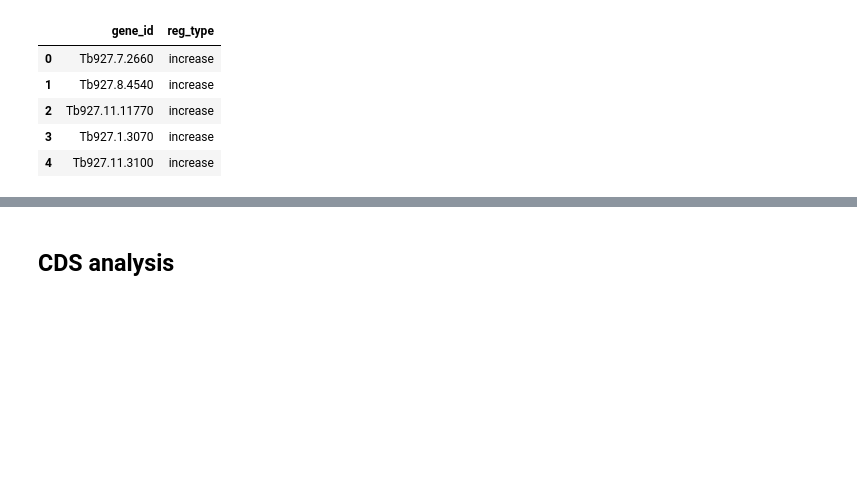
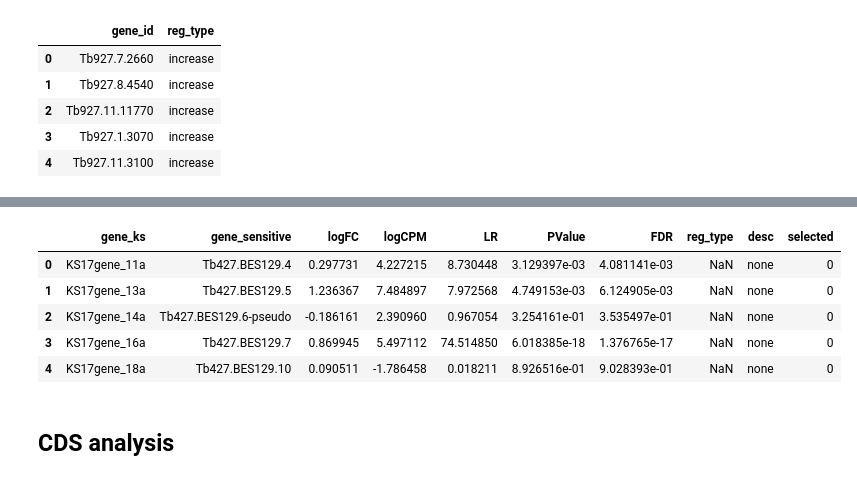
Before and after one commit to mtinti/polysome, a Jupyter notebook: Figures_Paper_def.ipynb, the cells around one changed output, grey strips where cells are left out. Cells and saved outputs as stored; diff of their text form; code cells hidden in the pictures; blank space fills up the shorter version.

```diff
--- a/Figures_Paper_def.ipynb
+++ b/Figures_Paper_def.ipynb
@@ -1712,5 +1728,14 @@ Name: reg_type, Length: 709, dtype: object
 # %%
 regulatory_df['selected'] = [1 if n in selected.dropna().index.values else 0 for n in regulatory_df.index.values]
+# %%
+regulatory_df.head()
+# %% [output]
+|  | gene_ks | gene_sensitive | logFC | logCPM | LR | PValue | FDR | reg_type | desc | selected |
+| 0 | KS17gene_11a | Tb427.BES129.4 | 0.297731 | 4.227215 | 8.730448 | 3.129397e-03 | 4.081141e-03 | NaN | none | 0 |
+| 1 | KS17gene_13a | Tb427.BES129.5 | 1.236367 | 7.484897 | 7.972568 | 4.749153e-03 | 6.124905e-03 | NaN | none | 0 |
+| 2 | KS17gene_14a | Tb427.BES129.6-pseudo | -0.186161 | 2.390960 | 0.967054 | 3.254161e-01 | 3.535497e-01 | NaN | none | 0 |
+| 3 | KS17gene_16a | Tb427.BES129.7 | 0.869945 | 5.497112 | 74.514850 | 6.018385e-18 | 1.376765e-17 | NaN | none | 0 |
+| 4 | KS17gene_18a | Tb427.BES129.10 | 0.090511 | -1.786458 | 0.018211 | 8.926516e-01 | 9.028393e-01 | NaN | none | 0 |
 # %%
 regulatory_df.to_csv('Tables/Table_6.csv')
 # %% [markdown]
```
Also changed, not shown: parts of 61 cells of this notebook, 1 other file.
